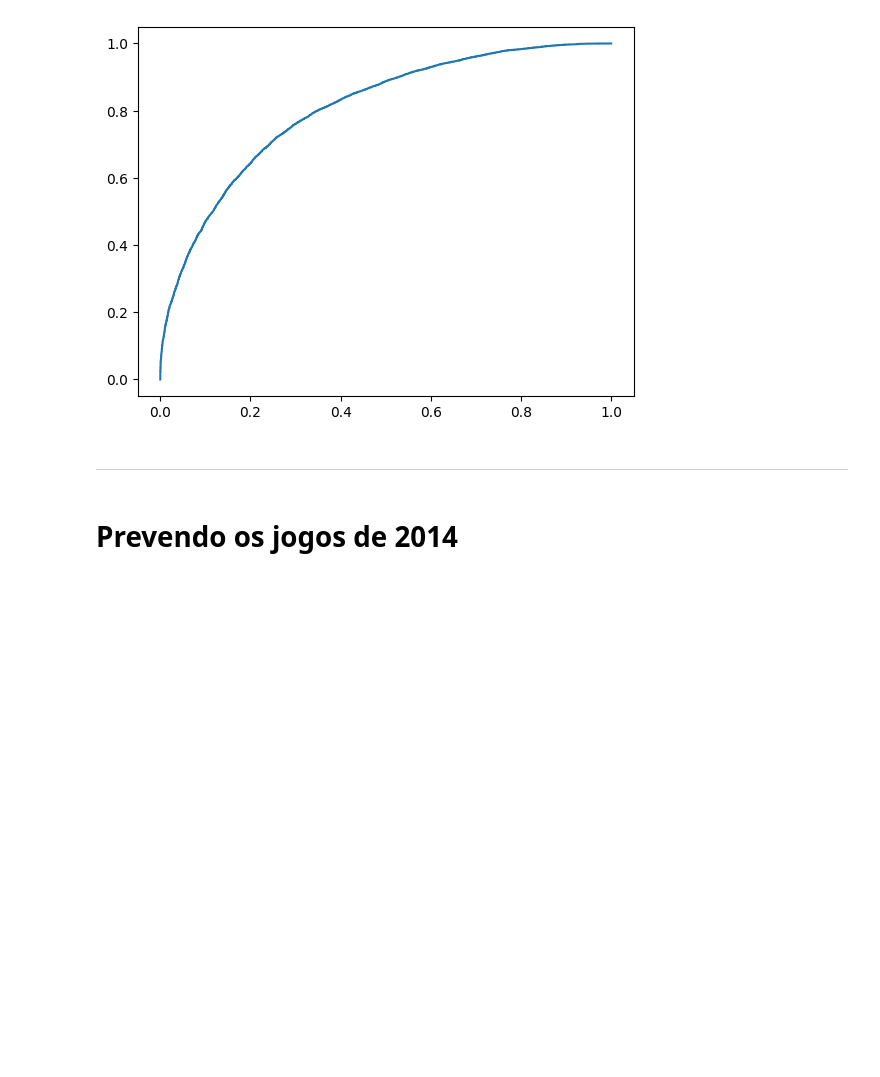
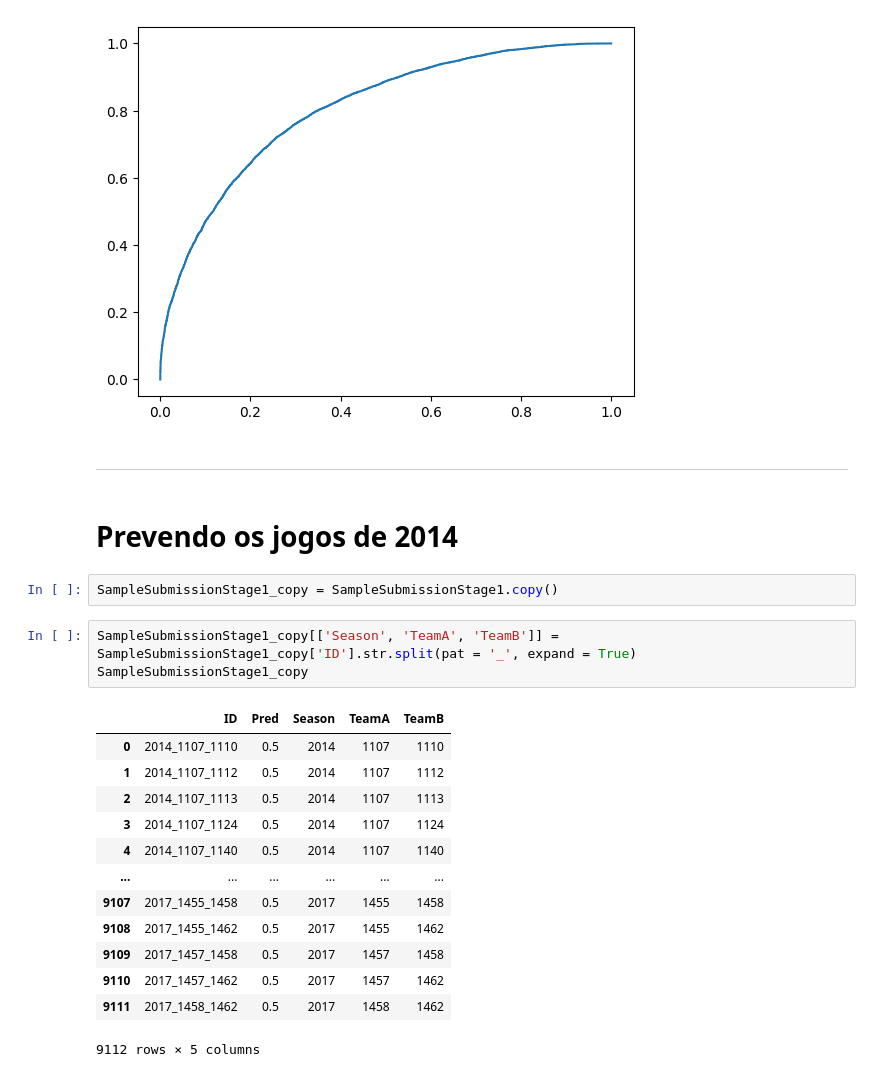
Before and after one commit to NicolasCho/projeto_ML, a Jupyter notebook: ML.ipynb, the cells around one changed output. Saved outputs shown, nothing was run; the diff lists cells and outputs as text; blank space fills up the shorter version.

```diff
--- a/ML.ipynb
+++ b/ML.ipynb
@@ -538,3 +476,22 @@ plt.plot(fpr, tpr)
 ---
 # %% [markdown]
 # Prevendo os jogos de 2014
+# %%
+SampleSubmissionStage1_copy = SampleSubmissionStage1.copy()
+# %%
+SampleSubmissionStage1_copy[['Season', 'TeamA', 'TeamB']] = SampleSubmissionStage1_copy['ID'].str.split(pat = '_', expand = True)
+SampleSubmissionStage1_copy
+# %% [output]
+|  | ID | Pred | Season | TeamA | TeamB |
+| 0 | 2014_1107_1110 | 0.5 | 2014 | 1107 | 1110 |
+| 1 | 2014_1107_1112 | 0.5 | 2014 | 1107 | 1112 |
+| 2 | 2014_1107_1113 | 0.5 | 2014 | 1107 | 1113 |
+| 3 | 2014_1107_1124 | 0.5 | 2014 | 1107 | 1124 |
+| 4 | 2014_1107_1140 | 0.5 | 2014 | 1107 | 1140 |
+| ... | ... | ... | ... | ... | ... |
+| 9107 | 2017_1455_1458 | 0.5 | 2017 | 1455 | 1458 |
+| 9108 | 2017_1455_1462 | 0.5 | 2017 | 1455 | 1462 |
+| 9109 | 2017_1457_1458 | 0.5 | 2017 | 1457 | 1458 |
+| 9110 | 2017_1457_1462 | 0.5 | 2017 | 1457 | 1462 |
+| 9111 | 2017_1458_1462 | 0.5 | 2017 | 1458 | 1462 |
+9112 rows × 5 columns
```
Also changed, not shown: parts of 15 cells of this notebook.
